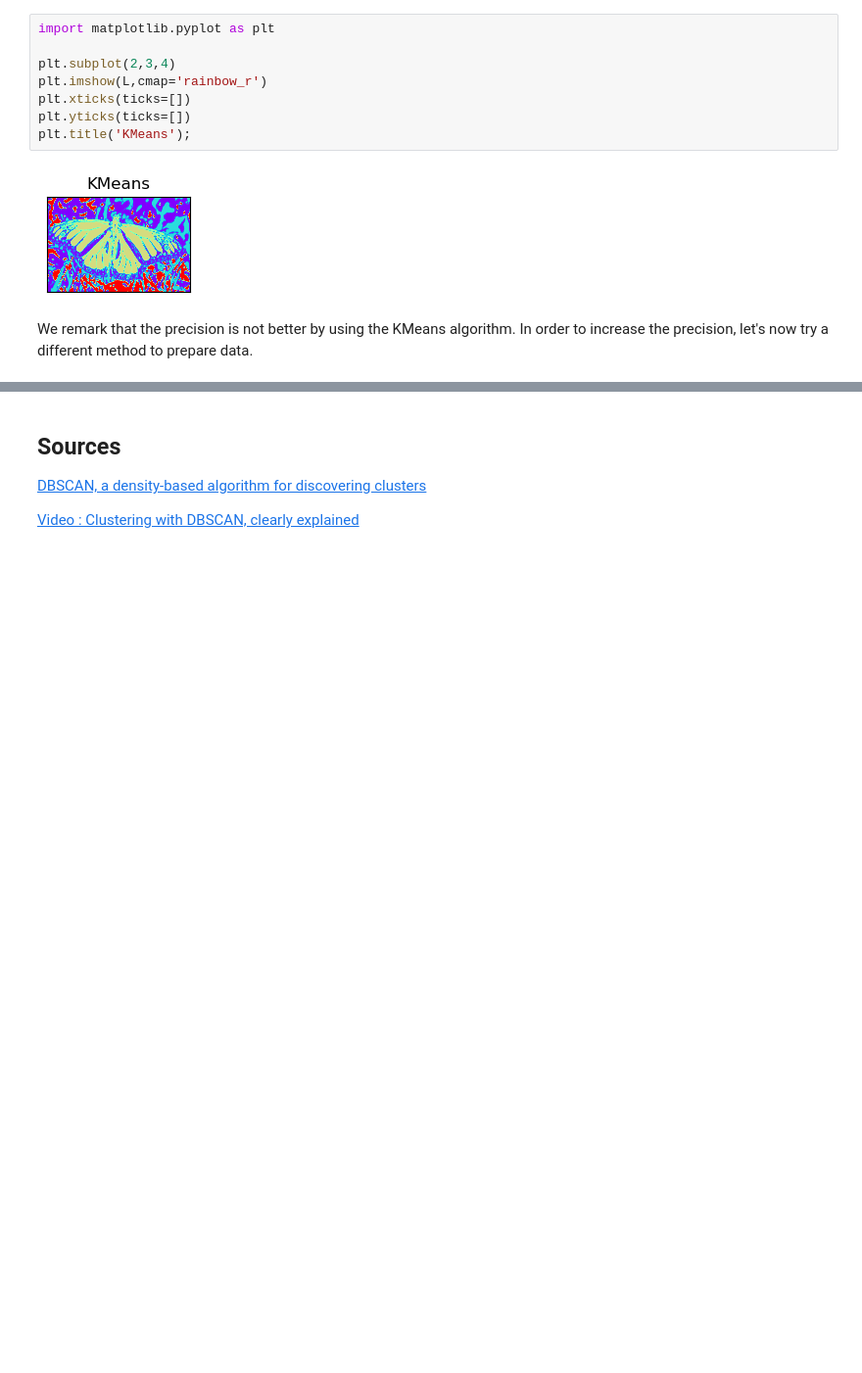
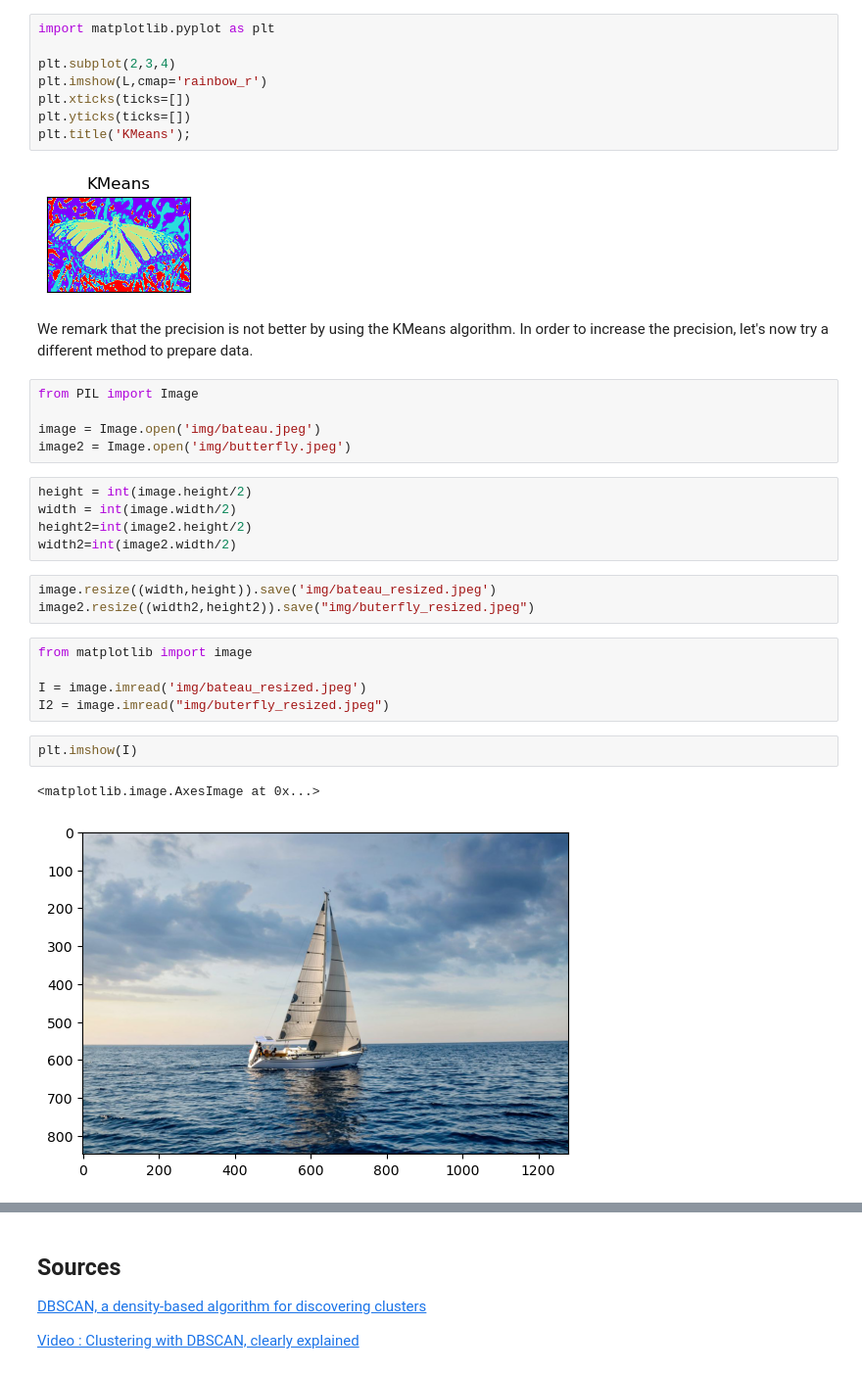
Before and after one commit to victorrbc/tp_dbscan, a Jupyter notebook: RICCARDI_ROBIC_dbscan.ipynb, the cells around one changed output, grey strips where cells are left out. Shown at 98% size. Drawn from its saved outputs; the diff is of its cells as text; blank space fills up the shorter version.

```diff
--- a/RICCARDI_ROBIC_dbscan.ipynb
+++ b/RICCARDI_ROBIC_dbscan.ipynb
@@ -158,3 +158,26 @@ plt.title('KMeans');
 [figure]
 # %% [markdown]
 We remark that the precision is not better by using the KMeans algorithm. In order to increase the precision, let's now try a different method to prepare data.
+# %%
+from PIL import Image
+
+image = Image.open('img/bateau.jpeg')
+image2 = Image.open('img/butterfly.jpeg')
+# %%
+height = int(image.height/2)
+width = int(image.width/2)
+height2=int(image2.height/2)
+width2=int(image2.width/2)
+# %%
+image.resize((width,height)).save('img/bateau_resized.jpeg')
+image2.resize((width2,height2)).save("img/buterfly_resized.jpeg")
+# %%
+from matplotlib import image
+
+I = image.imread('img/bateau_resized.jpeg')
+I2 = image.imread("img/buterfly_resized.jpeg")
+# %%
+plt.imshow(I)
+# %% [output]
+<matplotlib.image.AxesImage at 0x...>
+[figure, added]
```
Also changed, not shown: parts of 11 cells of this notebook, 2 other files.
